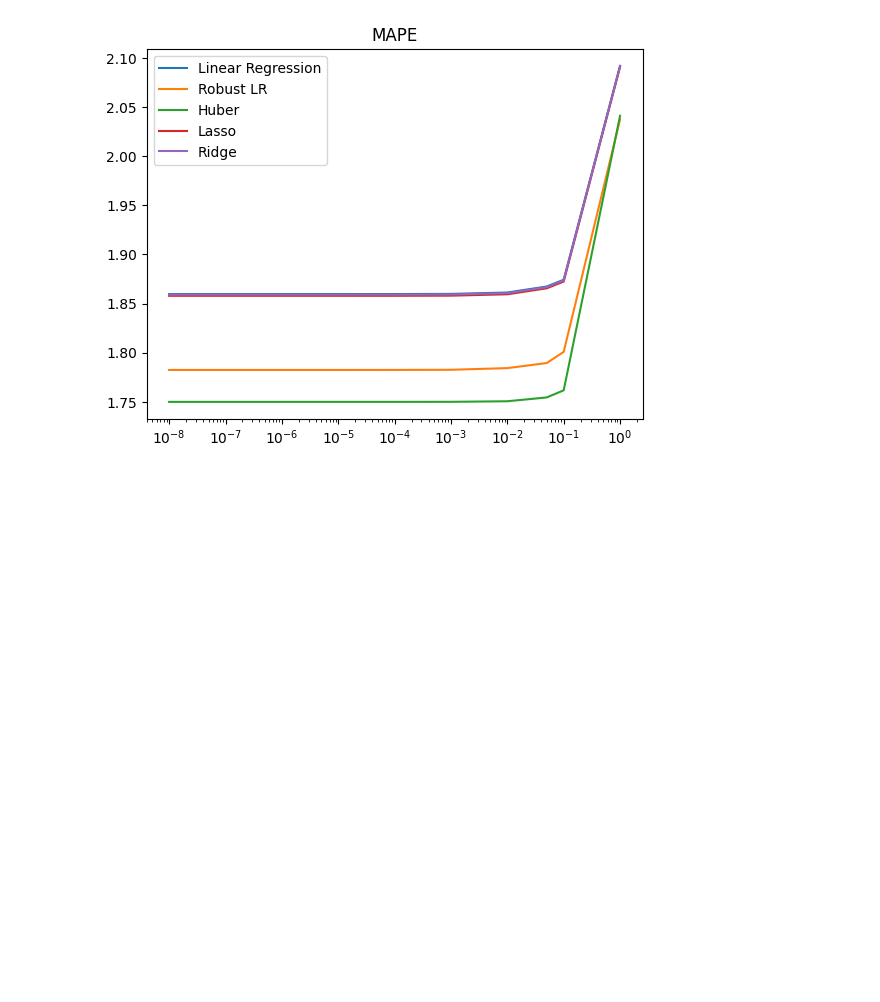
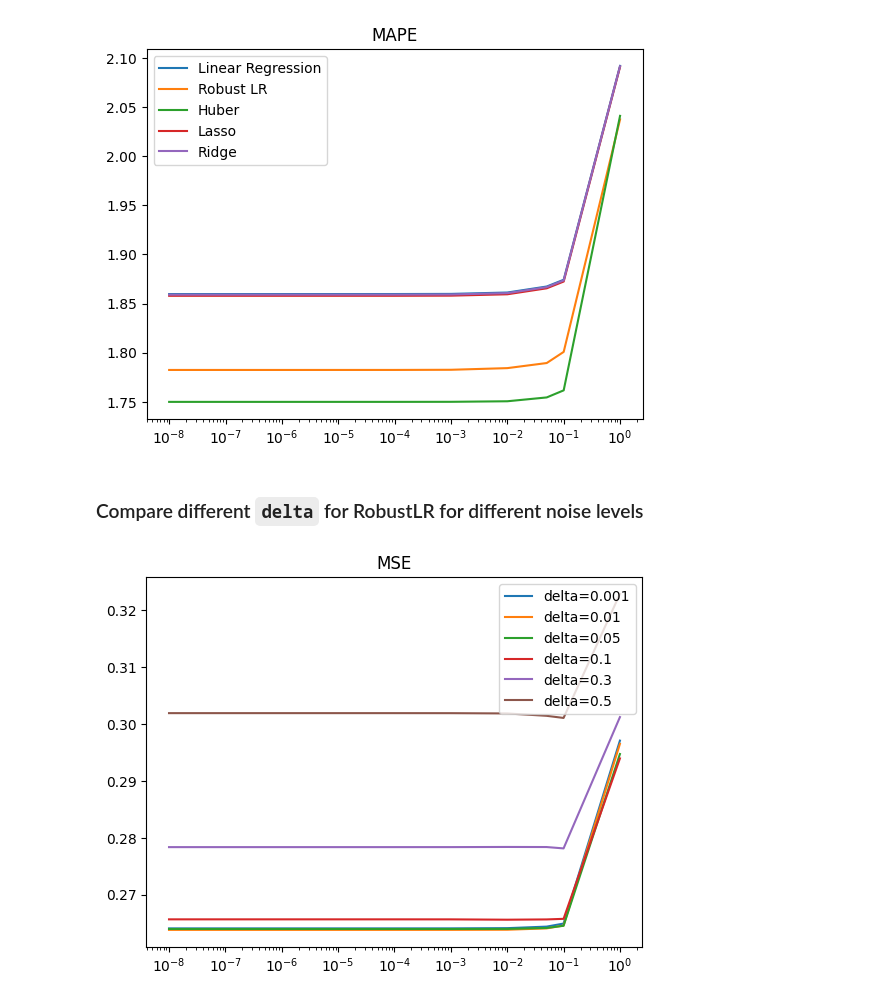
Before and after one commit to itsultracheese/robust_lr, a Jupyter notebook: robust_linear_regression.ipynb, the cells around one changed output. Cells and saved outputs as stored; diff of their text form; code cells hidden in the pictures; blank space fills up the shorter version.

Commit message:
add comparison of robustlr with different delta values for noisy data

```diff
--- a/robust_linear_regression.ipynb
+++ b/robust_linear_regression.ipynb
@@ -673,3 +673,5 @@ plt.title("MAPE")
 plt.show()
 # %% [output]
 [figure]
+# %% [markdown]
+### Compare different `delta` for RobustLR for different noise levels
@@ -675,0 +728,9 @@ plt.show()
+# %%
+for model_name, mse in mses.items():
+    plt.plot(NOISE_DELTAS, mse, label=model_name)
+plt.xscale('log')
+plt.legend()
+plt.title("MSE")
+plt.show()
+# %% [output]
+[figure, added]
```
Also changed, not shown: parts of 2 cells of this notebook.
